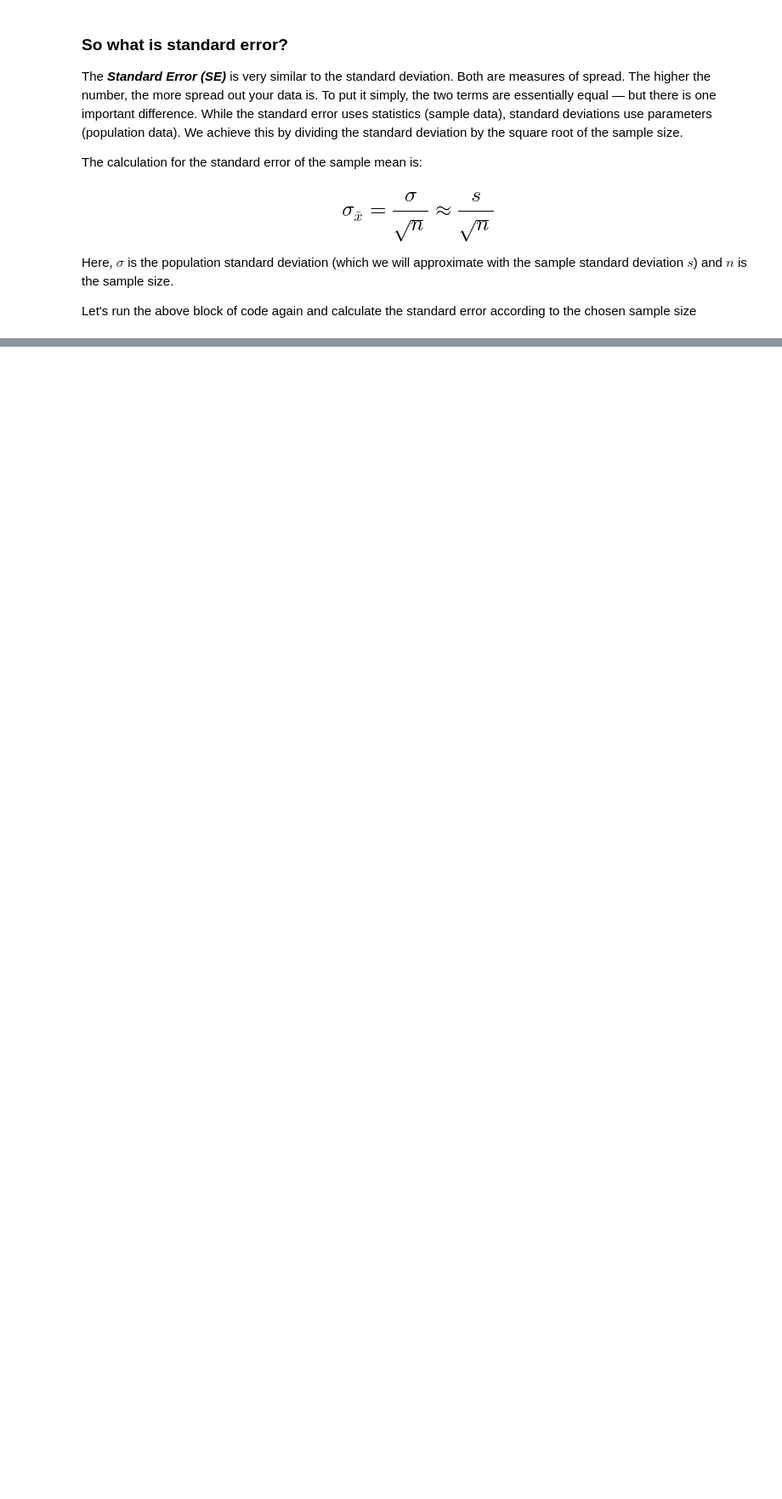
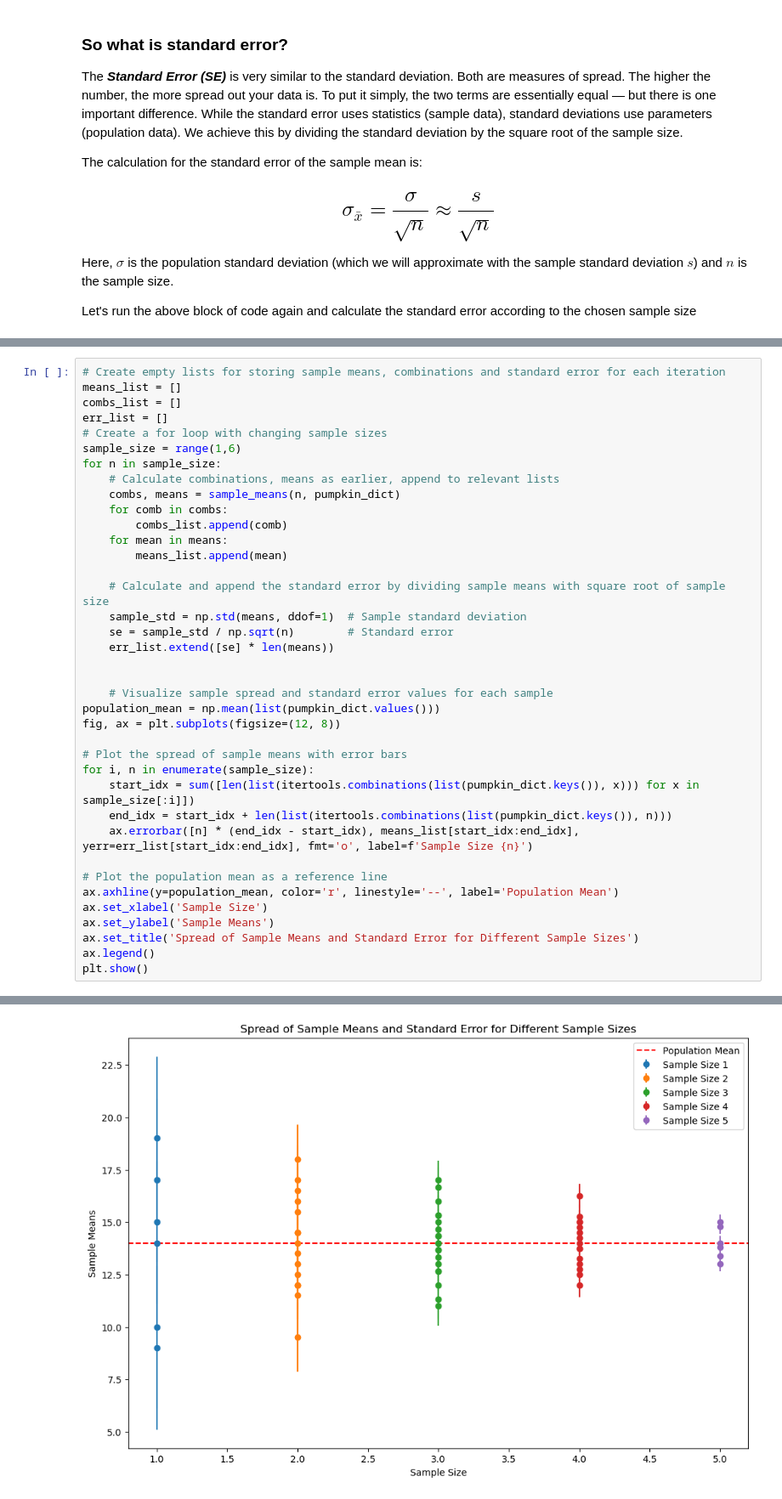
Before and after one commit to am-eric/dsc-sampling-statistics-lab, a Jupyter notebook: index.ipynb, the cells around one changed output, grey strips where cells are left out. Shown: that part at 85% size. Cells and saved outputs as stored; diff of their text form; blank space fills up the shorter version.

```diff
--- a/index.ipynb
+++ b/index.ipynb
@@ -307,0 +380,39 @@ err_list = []
+# %%
+# Create empty lists for storing sample means, combinations and standard error for each iteration
+means_list = []
+combs_list = []
+err_list = []
+# Create a for loop with changing sample sizes
+sample_size = range(1,6)
+for n in sample_size:
+    # Calculate combinations, means as earlier, append to relevant lists
+    combs, means = sample_means(n, pumpkin_dict)
+    for comb in combs:
+        combs_list.append(comb)
+    for mean in means:
+        means_list.append(mean)
+
+    # Calculate and append the standard error by dividing sample means with square root of sample size
+    sample_std = np.std(means, ddof=1)  # Sample standard deviation
+    se = sample_std / np.sqrt(n)        # Standard error
+    err_list.extend([se] * len(means))
+
+
+    # Visualize sample spread and standard error values for each sample
+population_mean = np.mean(list(pumpkin_dict.values()))
+fig, ax = plt.subplots(figsize=(12, 8))
+
+# Plot the spread of sample means with error bars
+for i, n in enumerate(sample_size):
+    start_idx = sum([len(list(itertools.combinations(list(pumpkin_dict.keys()), x))) for x in sample_size[:i]])
+    end_idx = start_idx + len(list(itertools.combinations(list(pumpkin_dict.keys()), n)))
+    ax.errorbar([n] * (end_idx - start_idx), means_list[start_idx:end_idx], yerr=err_list[start_idx:end_idx], fmt='o', label=f'Sample Size {n}')
+
+# Plot the population mean as a reference line
+ax.axhline(y=population_mean, color='r', linestyle='--', label='Population Mean')
+ax.set_xlabel('Sample Size')
+ax.set_ylabel('Sample Means')
+ax.set_title('Spread of Sample Means and Standard Error for Different Sample Sizes')
+ax.legend()
+plt.show()
+# %% [output]
@@ -308,3 +424,4 @@ err_list = []
+[figure, added]
 # %% [markdown]
 Thus, even though each sample may give you an answer involving some error, the expected value is right at the target: exactly the population mean. In other words, if one does the experiment over and over again, the overall average of the sample mean is exactly the population mean. If the sample size is increased, the standard error is reduced.
 
```
Also changed, not shown: parts of 6 cells of this notebook.
